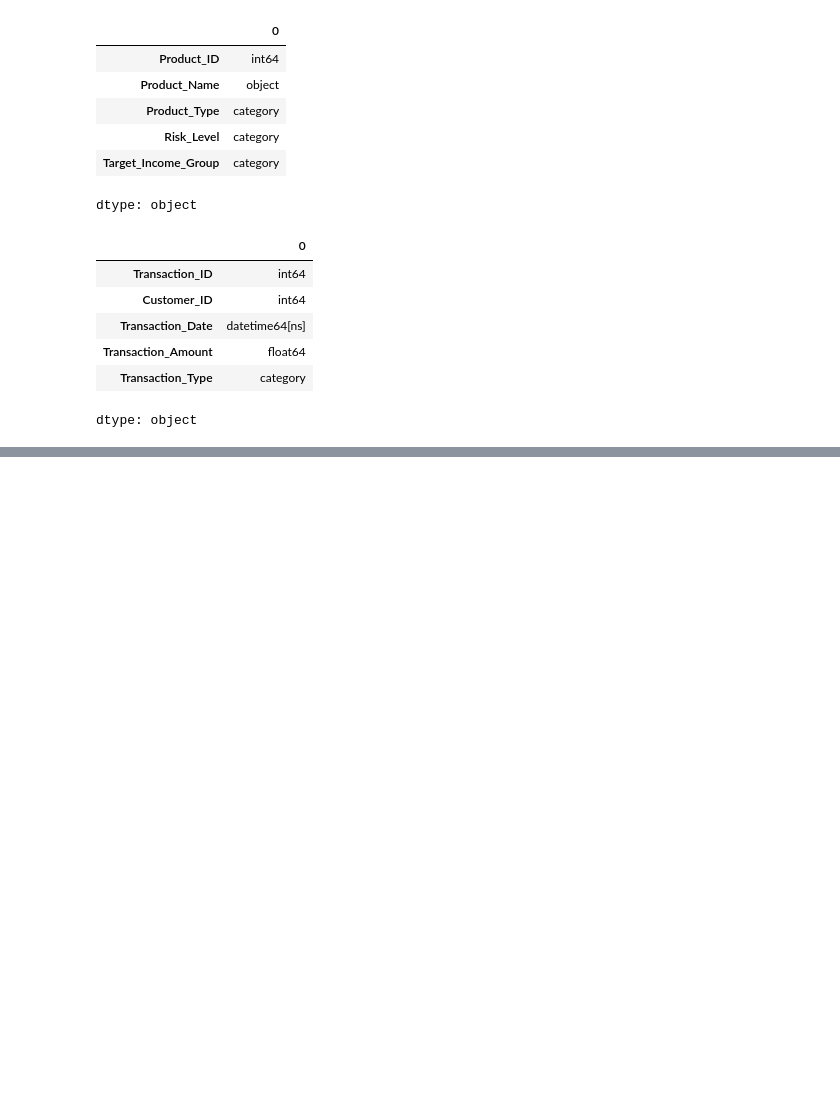
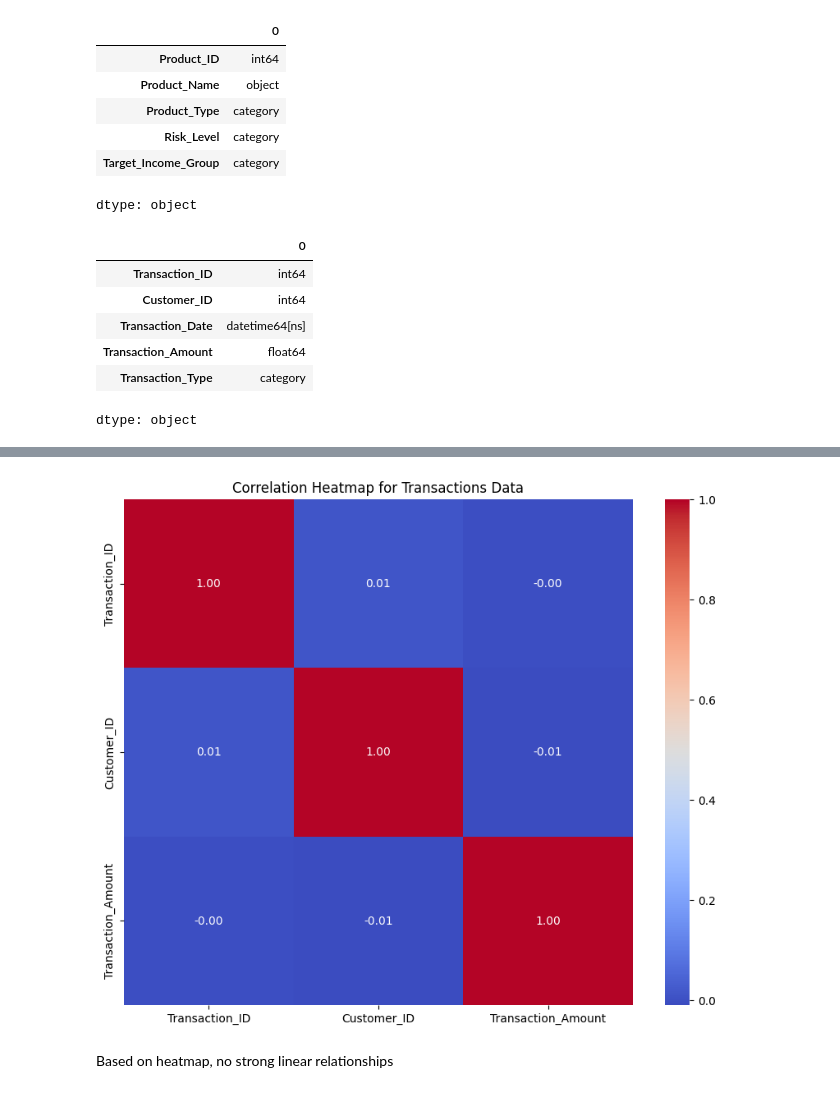
Before and after one commit to zpsy-hub/Data-Mining-Principles, a Jupyter notebook: Data_Mining_EDA.ipynb, the cells around one changed output, grey strips where cells are left out. Saved outputs shown, nothing was run; the diff lists cells and outputs as text; code cells hidden in the pictures; blank space fills up the shorter version.

```diff
--- a/Data_Mining_EDA.ipynb
+++ b/Data_Mining_EDA.ipynb
@@ -429,0 +548,12 @@ Categories (4, object): ['Credit Card', 'Investment', 'Loan', 'Savings Account']
+# %%
+# Visualizing correlations between numerical columns in transactions
+plt.figure(figsize=(10, 8))
+# Select only numerical columns for correlation analysis
+numerical_transactions = transactions.select_dtypes(include=[np.number])
+sns.heatmap(numerical_transactions.corr(), annot=True, cmap="coolwarm", fmt=".2f")
+plt.title('Correlation Heatmap for Transactions Data')
+plt.show()
+# %% [output]
+[figure, added]
+# %% [markdown]
+Based on heatmap, no strong linear relationships
```
Also changed, not shown: parts of 15 cells of this notebook.
